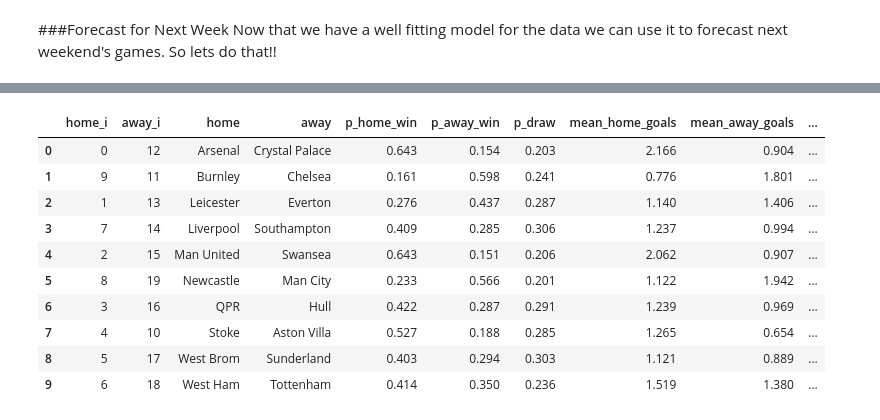
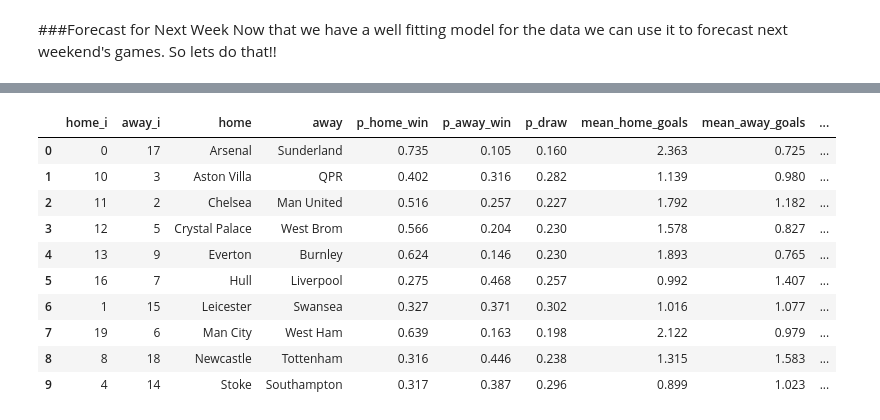
Before and after one commit to ovprunskis/am207-project-soccer, a Jupyter notebook: daniel_weitzenfeld_variation_bb_model_ak_updates.ipynb, the cells around one changed output, grey strips where cells are left out. Saved outputs shown, nothing was run; the diff lists cells and outputs as text; code cells hidden in the pictures.

Commit message:
fix small issue with date of prediction

```diff
--- a/daniel_weitzenfeld_variation_bb_model_ak_updates.ipynb
+++ b/daniel_weitzenfeld_variation_bb_model_ak_updates.ipynb
@@ -335,9 +336,9 @@ if league == "E0" and year_c == "1415":
     fixtures = messy.get_epl_fixtures()
 
     ## Get the games for next weekend
-    nextMatchDate = min(fixtures['Date'])
+    nextMatchDate = min(fixtures['Date'][fixtures['Date'] > datetime.date.today()])
     fixtures = fixtures[fixtures['Date'] == nextMatchDate]
-    print len(fixtures)
+    print nextMatchDate
 
     ## add indices to the fixtures
     fixtures = pd.merge(fixtures,teams,left_on='home',right_on='team')
@@ -356,14 +357,14 @@ if league == "E0" and year_c == "1415":
-# %%
-pred_results
-# %% [output]
-|  | home_i | away_i | home | away | p_home_win | p_away_win | p_draw | mean_home_goals | mean_away_goals | ... |
-| 0 | 0 | 12 | Arsenal | Crystal Palace | 0.643 | 0.154 | 0.203 | 2.166 | 0.904 | ... |
-| 1 | 9 | 11 | Burnley | Chelsea | 0.161 | 0.598 | 0.241 | 0.776 | 1.801 | ... |
-| 2 | 1 | 13 | Leicester | Everton | 0.276 | 0.437 | 0.287 | 1.140 | 1.406 | ... |
-| 3 | 7 | 14 | Liverpool | Southampton | 0.409 | 0.285 | 0.306 | 1.237 | 0.994 | ... |
-| 4 | 2 | 15 | Man United | Swansea | 0.643 | 0.151 | 0.206 | 2.062 | 0.907 | ... |
-| 5 | 8 | 19 | Newcastle | Man City | 0.233 | 0.566 | 0.201 | 1.122 | 1.942 | ... |
-| 6 | 3 | 16 | QPR | Hull | 0.422 | 0.287 | 0.291 | 1.239 | 0.969 | ... |
-| 7 | 4 | 10 | Stoke | Aston Villa | 0.527 | 0.188 | 0.285 | 1.265 | 0.654 | ... |
-| 8 | 5 | 17 | West Brom | Sunderland | 0.403 | 0.294 | 0.303 | 1.121 | 0.889 | ... |
-| 9 | 6 | 18 | West Ham | Tottenham | 0.414 | 0.350 | 0.236 | 1.519 | 1.380 | ... |
+# %%
+pred_results[['home','away','p_home_win','p_away_win','p_draw']]
+# %% [output]
+|  | home_i | away_i | home | away | p_home_win | p_away_win | p_draw | mean_home_goals | mean_away_goals | ... |
+| 0 | 0 | 17 | Arsenal | Sunderland | 0.735 | 0.105 | 0.160 | 2.363 | 0.725 | ... |
+| 1 | 10 | 3 | Aston Villa | QPR | 0.402 | 0.316 | 0.282 | 1.139 | 0.980 | ... |
+| 2 | 11 | 2 | Chelsea | Man United | 0.516 | 0.257 | 0.227 | 1.792 | 1.182 | ... |
+| 3 | 12 | 5 | Crystal Palace | West Brom | 0.566 | 0.204 | 0.230 | 1.578 | 0.827 | ... |
+| 4 | 13 | 9 | Everton | Burnley | 0.624 | 0.146 | 0.230 | 1.893 | 0.765 | ... |
+| 5 | 16 | 7 | Hull | Liverpool | 0.275 | 0.468 | 0.257 | 0.992 | 1.407 | ... |
+| 6 | 1 | 15 | Leicester | Swansea | 0.327 | 0.371 | 0.302 | 1.016 | 1.077 | ... |
+| 7 | 19 | 6 | Man City | West Ham | 0.639 | 0.163 | 0.198 | 2.122 | 0.979 | ... |
+| 8 | 8 | 18 | Newcastle | Tottenham | 0.316 | 0.446 | 0.238 | 1.315 | 1.583 | ... |
+| 9 | 4 | 14 | Stoke | Southampton | 0.317 | 0.387 | 0.296 | 0.899 | 1.023 | ... |
```
Also changed, not shown: parts of 9 cells of this notebook.
